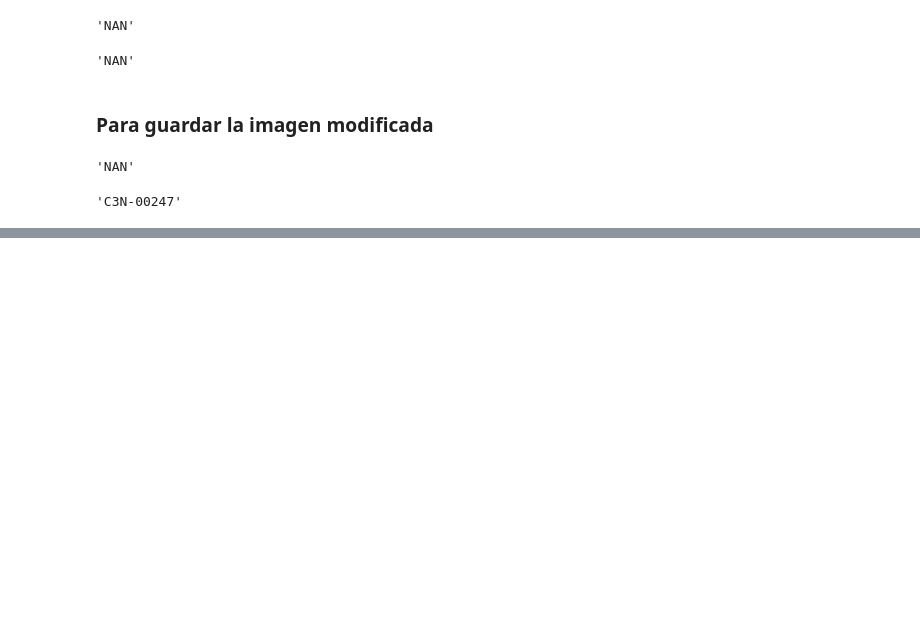
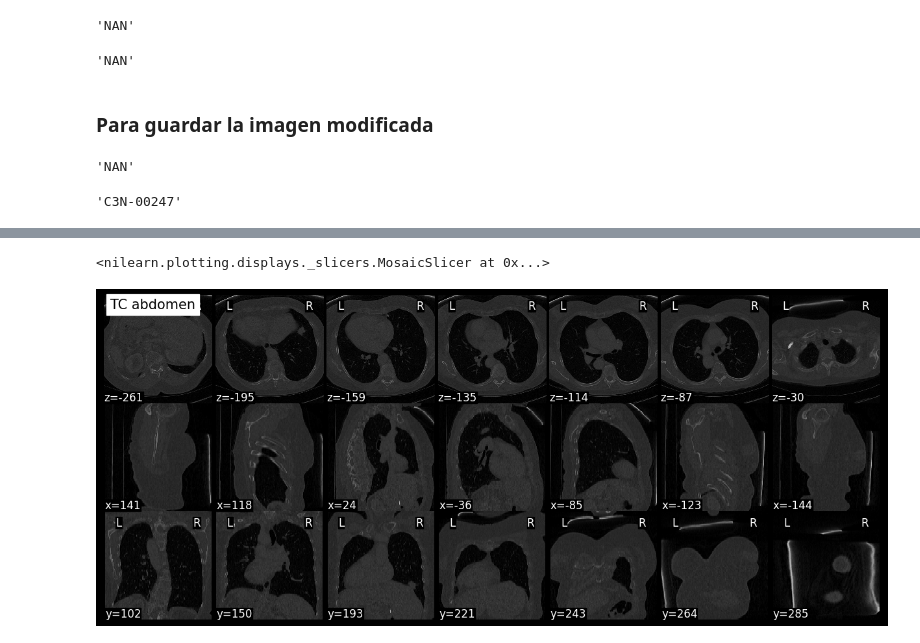
Before and after one commit to PabloAristiC/Inform-tica-ll, a Jupyter notebook: Unidad 3/Pydicom.ipynb, the cells around one changed output, grey strips where cells are left out. Saved outputs shown, nothing was run; the diff lists cells and outputs as text; code cells hidden in the pictures; blank space fills up the shorter version.

```diff
--- a/Unidad 3/Pydicom.ipynb
+++ b/Unidad 3/Pydicom.ipynb
@@ -249,0 +270,6 @@ data.PatientName
+# %%
+plotting.plot_anat(img1,
+                title='TC abdomen',display_mode="mosaic")
+# %% [output]
+<nilearn.plotting.displays._slicers.MosaicSlicer at 0x...>
+[figure, added]
```
Also changed, not shown: parts of 22 cells of this notebook, 5 other files.
